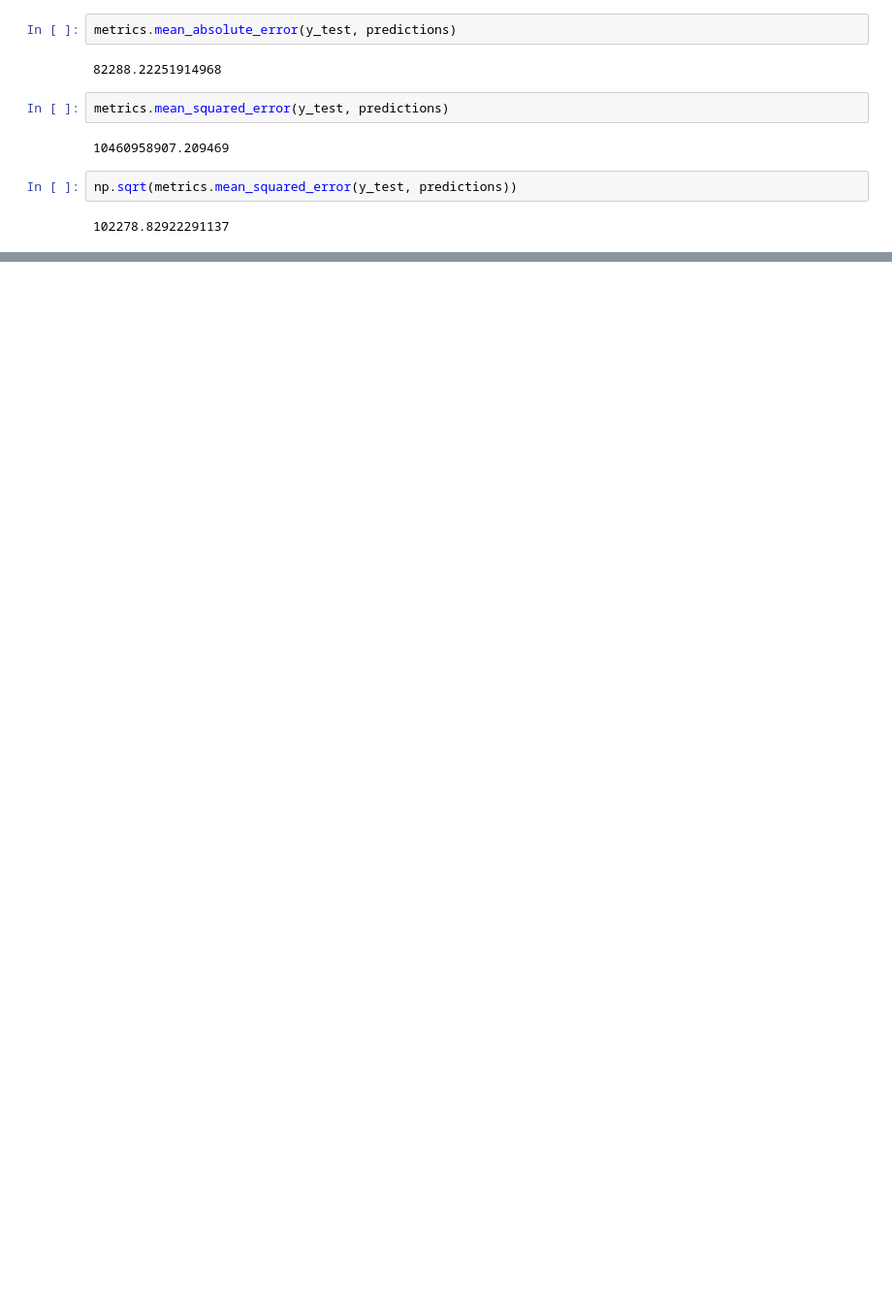
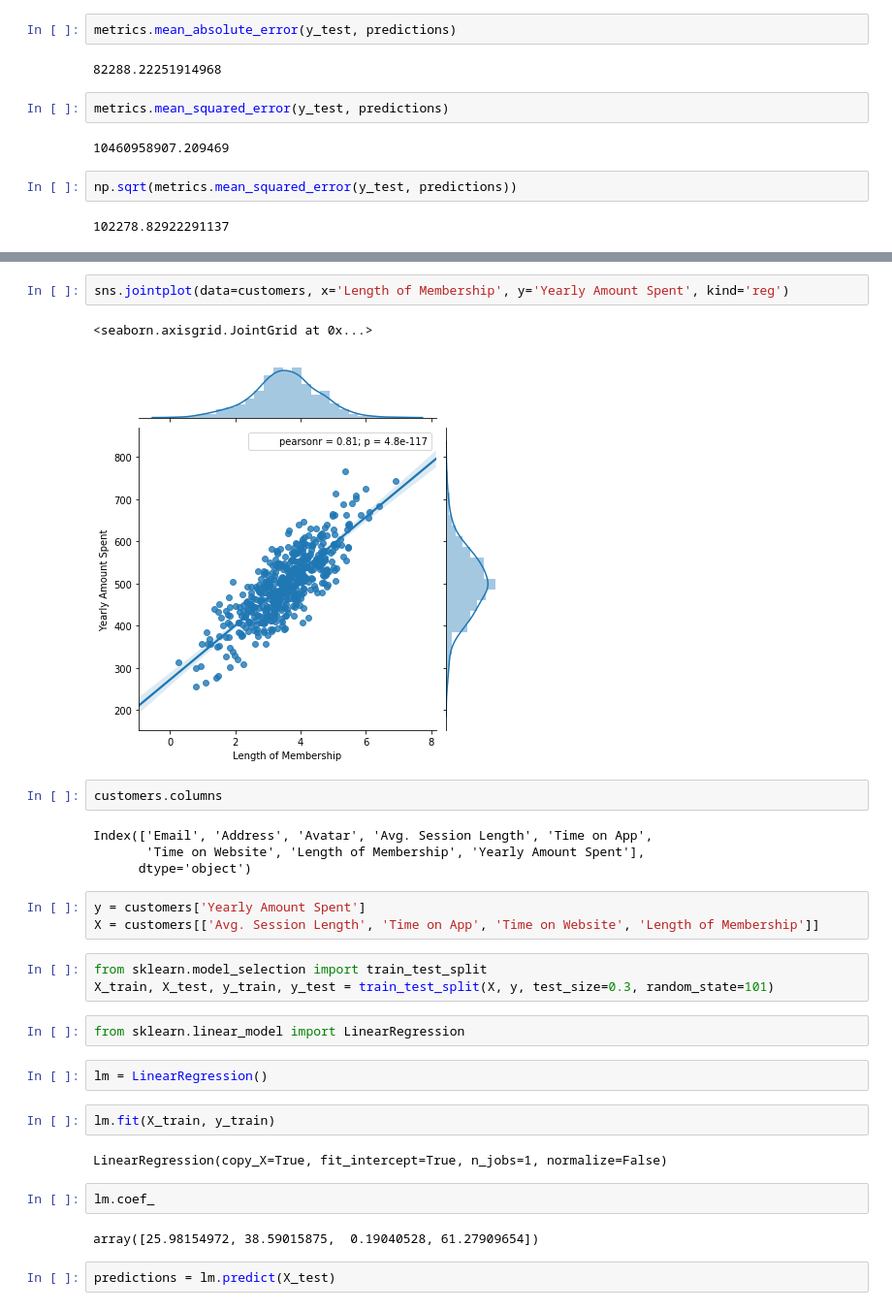
Before and after one commit to danhagg/DataScienceMaterials_Python, a Jupyter notebook: ud-data-sci/LinearRegression.ipynb, the cells around one changed output, grey strips where cells are left out. Shown at 97% size. Drawn from its saved outputs; the diff is of its cells as text; blank space fills up the shorter version.

```diff
--- a/ud-data-sci/LinearRegression.ipynb
+++ b/ud-data-sci/LinearRegression.ipynb
@@ -206,0 +224,31 @@ np.sqrt(metrics.mean_squared_error(y_test, predictions))
+# %%
+sns.jointplot(data=customers, x='Length of Membership', y='Yearly Amount Spent', kind='reg')
+# %% [output]
+<seaborn.axisgrid.JointGrid at 0x...>
+[figure, added]
+# %%
+customers.columns
+# %% [output]
+Index(['Email', 'Address', 'Avatar', 'Avg. Session Length', 'Time on App',
+       'Time on Website', 'Length of Membership', 'Yearly Amount Spent'],
+      dtype='object')
+# %%
+y = customers['Yearly Amount Spent']
+X = customers[['Avg. Session Length', 'Time on App', 'Time on Website', 'Length of Membership']]
+# %%
+from sklearn.model_selection import train_test_split
+X_train, X_test, y_train, y_test = train_test_split(X, y, test_size=0.3, random_state=101)
+# %%
+from sklearn.linear_model import LinearRegression
+# %%
+lm = LinearRegression()
+# %%
+lm.fit(X_train, y_train)
+# %% [output]
+LinearRegression(copy_X=True, fit_intercept=True, n_jobs=1, normalize=False)
+# %%
+lm.coef_
+# %% [output]
+array([25.98154972, 38.59015875,  0.19040528, 61.27909654])
+# %%
+predictions = lm.predict(X_test)
```
Also changed, not shown: parts of 11 cells of this notebook, 5 other files.
